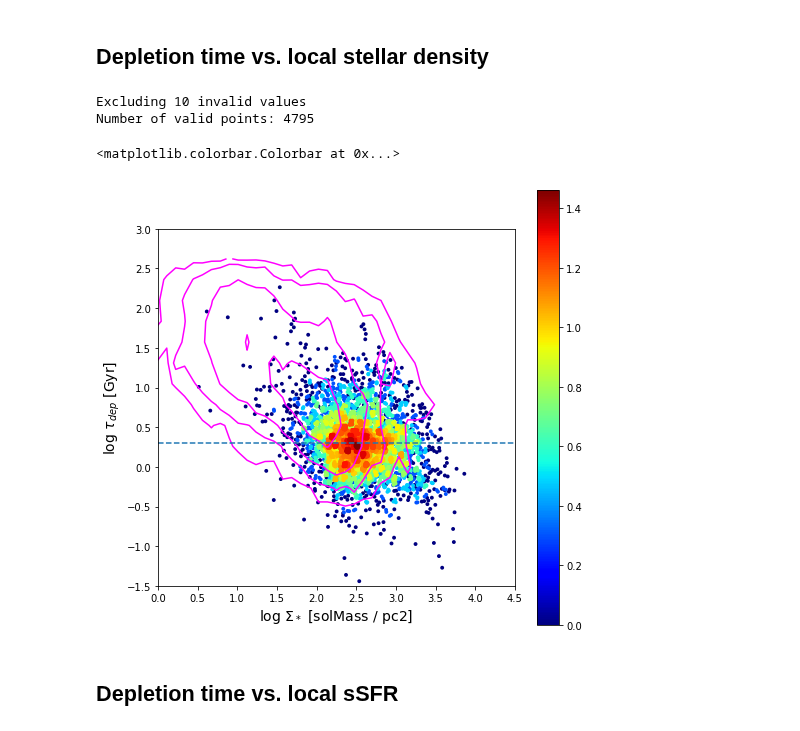
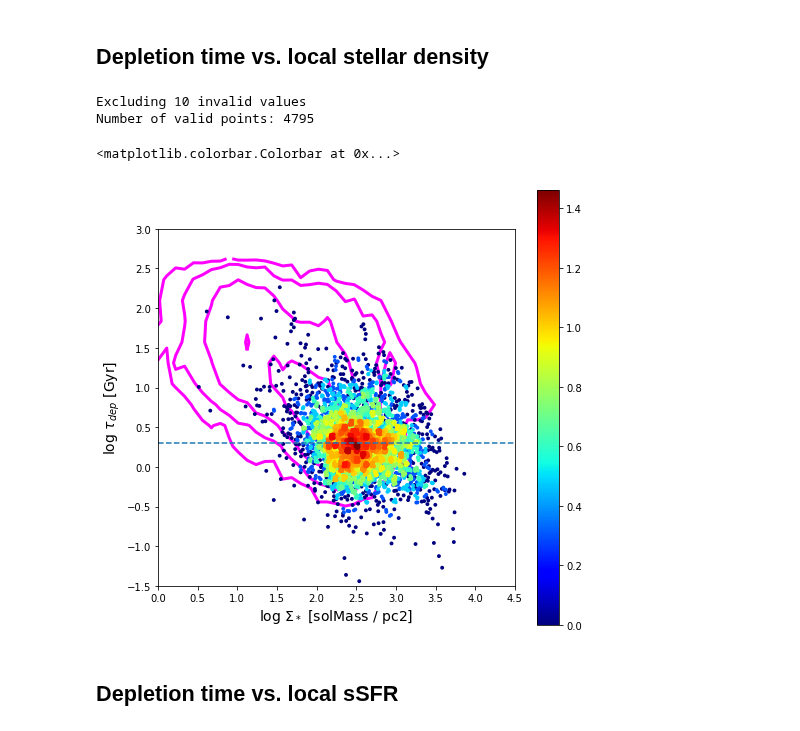
Before and after one commit to tonywong94/edge_pydb, a Jupyter notebook: demo_notebk/Tau_dep-edge.ipynb, the cells around one changed output. Cells and saved outputs as stored; diff of their text form; code cells hidden in the pictures.

```diff
--- a/demo_notebk/Tau_dep-edge.ipynb
+++ b/demo_notebk/Tau_dep-edge.ipynb
@@ -97,34 +100,34 @@ Length = 30638 rows
 # %%
 # Select data to plot (must be loggable)
 not_nan = (~np.isnan(sig_star)) & (~np.isnan(t_dep)) & (sig_star>0) & (t_dep>0)
 not_nan_ndet = (~np.isnan(sig_star_ndet)) & (~np.isnan(t_dep_ndet)) & (sig_star_ndet>0) & (t_dep_ndet>0)
 print('Excluding {} invalid values'.format(len(np.nonzero(~not_nan)[0])))
 print('Number of valid points:',len(np.nonzero(not_nan)[0]))
 
 x_det, y_det, z_det, *hist = xy2hist(sig_star[not_nan], t_dep[not_nan], log=True)
 x_ndet, y_ndet, z_ndet, *hist2 = xy2hist(sig_star_ndet[not_nan_ndet],
                                          t_dep_ndet[not_nan_ndet],
                                          log=True, bins=[50,50])
 # Make the scatter plots
 fig, ax = plt.subplots(figsize=(8,8))
 cm = plt.cm.get_cmap('jet')
 sc = ax.scatter(x_det, y_det, c=z_det, s=15, edgecolor='', cmap=cm)
 ax.contour(hist2[0].transpose(),[10,30,100,300],
            extent=[hist2[1].min(),hist2[1].max(),
                    hist2[2].min(),hist2[2].max()],
-           colors='magenta',lw=3)
+           colors='magenta',linewidths=3,zorder=-1)
 plt.xlabel(r'log $\Sigma_*$ ['+str(sig_star.unit)+']',fontsize=14)
 plt.ylabel(r'log $\tau_{dep}$ ['+str(t_dep.unit)+']',fontsize=14)
 ax.set_aspect('equal')
 ax.axhline(0.3, linestyle='--')
 ax.set_xlim(0,4.5)
 ax.set_ylim(-1.5,3)
 plt.colorbar(sc)
 # %% [output]
 Excluding 10 invalid values
 Number of valid points: 4795
 <matplotlib.colorbar.Colorbar at 0x...>
-[figure, old version]
+[figure, new version]
 # %% [markdown]
 ## Depletion time vs. local sSFR
 # %%
```
Also changed, not shown: parts of 4 cells of this notebook, 5 other files.
